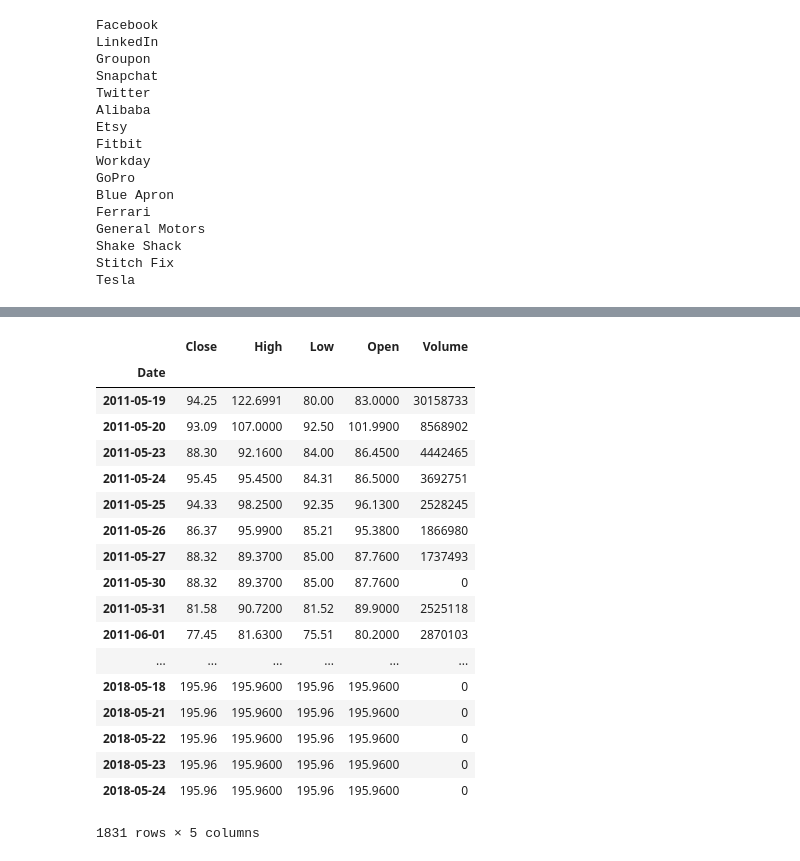
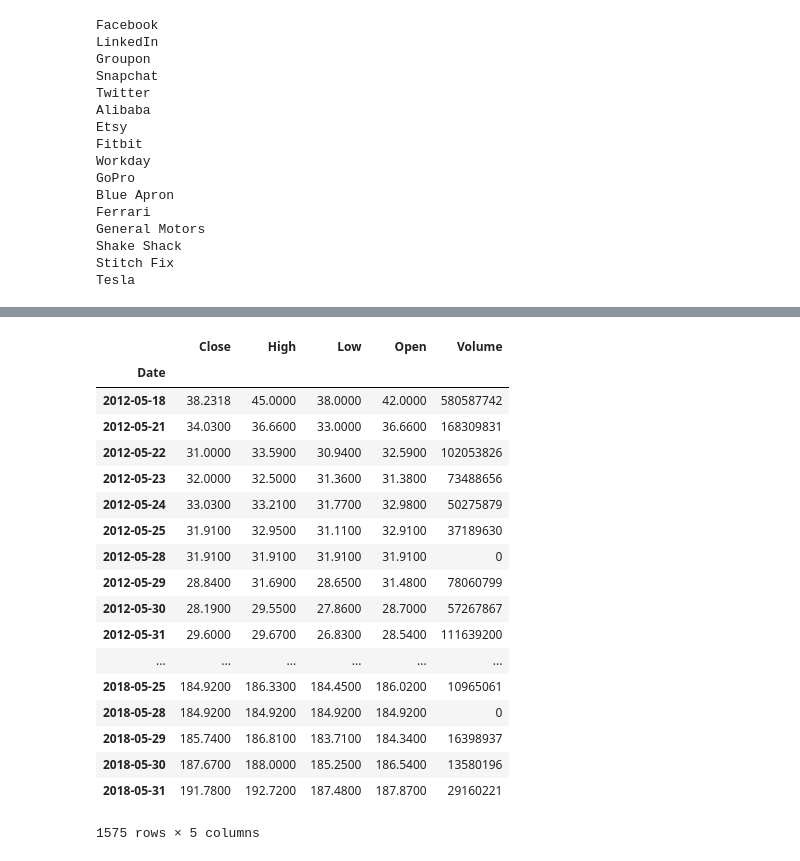
Before and after one commit to mjiapalucci/GeorgetownDS, a Jupyter notebook: IPO_MKT_DATA.ipynb, the cells around one changed output, grey strips where cells are left out. Drawn from its saved outputs; the diff is of its cells as text; code cells hidden in the pictures.

Commit message:
Updated notebook and IPO_MKT_DATA file

```diff
--- a/IPO_MKT_DATA.ipynb
+++ b/IPO_MKT_DATA.ipynb
@@ -67,8 +64,8 @@ tickers = ['FC', 'LNKD', 'GRPN', 'SNAP', 'TWTR', 'BABA', 'ETSY', 'FIT', 'WDAY',
 # %%
 prices_df = pd.DataFrame()
 for ticker in tickers:
-        temp_df = data.DataReader(str(ticker), 'morningstar', '2012-01-01', '2018-05-23')
-        prices_df = prices_df.append(temp_df, ignore_index = True)
+        temp_df = data.DataReader(str(ticker), 'morningstar', '2010-01-01', '2018-05-31')
+        prices_df = prices_df.append(temp_df)
 # %%
 prices_df.info()
 # %% [output]
@@ -90,23 +82,23 @@ for ticker in tickers:
-# %%
-_newprices_df.loc['LNKD']
-# %% [output]
-|  | Close | High | Low | Open | Volume |
-| Date |  |  |  |  |  |
-| 2011-05-19 | 94.25 | 122.6991 | 80.00 | 83.0000 | 30158733 |
-| 2011-05-20 | 93.09 | 107.0000 | 92.50 | 101.9900 | 8568902 |
-| 2011-05-23 | 88.30 | 92.1600 | 84.00 | 86.4500 | 4442465 |
-| 2011-05-24 | 95.45 | 95.4500 | 84.31 | 86.5000 | 3692751 |
-| 2011-05-25 | 94.33 | 98.2500 | 92.35 | 96.1300 | 2528245 |
-| 2011-05-26 | 86.37 | 95.9900 | 85.21 | 95.3800 | 1866980 |
-| 2011-05-27 | 88.32 | 89.3700 | 85.00 | 87.7600 | 1737493 |
-| 2011-05-30 | 88.32 | 89.3700 | 85.00 | 87.7600 | 0 |
-| 2011-05-31 | 81.58 | 90.7200 | 81.52 | 89.9000 | 2525118 |
-| 2011-06-01 | 77.45 | 81.6300 | 75.51 | 80.2000 | 2870103 |
-| ... | ... | ... | ... | ... | ... |
-| 2018-05-18 | 195.96 | 195.9600 | 195.96 | 195.9600 | 0 |
-| 2018-05-21 | 195.96 | 195.9600 | 195.96 | 195.9600 | 0 |
-| 2018-05-22 | 195.96 | 195.9600 | 195.96 | 195.9600 | 0 |
-| 2018-05-23 | 195.96 | 195.9600 | 195.96 | 195.9600 | 0 |
-| 2018-05-24 | 195.96 | 195.9600 | 195.96 | 195.9600 | 0 |
-1831 rows × 5 columns
+# %%
+prices_df.loc['FB']
+# %% [output]
+|  | Close | High | Low | Open | Volume |
+| Date |  |  |  |  |  |
+| 2012-05-18 | 38.2318 | 45.0000 | 38.0000 | 42.0000 | 580587742 |
+| 2012-05-21 | 34.0300 | 36.6600 | 33.0000 | 36.6600 | 168309831 |
+| 2012-05-22 | 31.0000 | 33.5900 | 30.9400 | 32.5900 | 102053826 |
+| 2012-05-23 | 32.0000 | 32.5000 | 31.3600 | 31.3800 | 73488656 |
+| 2012-05-24 | 33.0300 | 33.2100 | 31.7700 | 32.9800 | 50275879 |
+| 2012-05-25 | 31.9100 | 32.9500 | 31.1100 | 32.9100 | 37189630 |
+| 2012-05-28 | 31.9100 | 31.9100 | 31.9100 | 31.9100 | 0 |
+| 2012-05-29 | 28.8400 | 31.6900 | 28.6500 | 31.4800 | 78060799 |
+| 2012-05-30 | 28.1900 | 29.5500 | 27.8600 | 28.7000 | 57267867 |
+| 2012-05-31 | 29.6000 | 29.6700 | 26.8300 | 28.5400 | 111639200 |
+| ... | ... | ... | ... | ... | ... |
+| 2018-05-25 | 184.9200 | 186.3300 | 184.4500 | 186.0200 | 10965061 |
+| 2018-05-28 | 184.9200 | 184.9200 | 184.9200 | 184.9200 | 0 |
+| 2018-05-29 | 185.7400 | 186.8100 | 183.7100 | 184.3400 | 16398937 |
+| 2018-05-30 | 187.6700 | 188.0000 | 185.2500 | 186.5400 | 13580196 |
+| 2018-05-31 | 191.7800 | 192.7200 | 187.4800 | 187.8700 | 29160221 |
+1575 rows × 5 columns
 # %%
```
Also changed, not shown: parts of 10 cells of this notebook, 1 other file.
